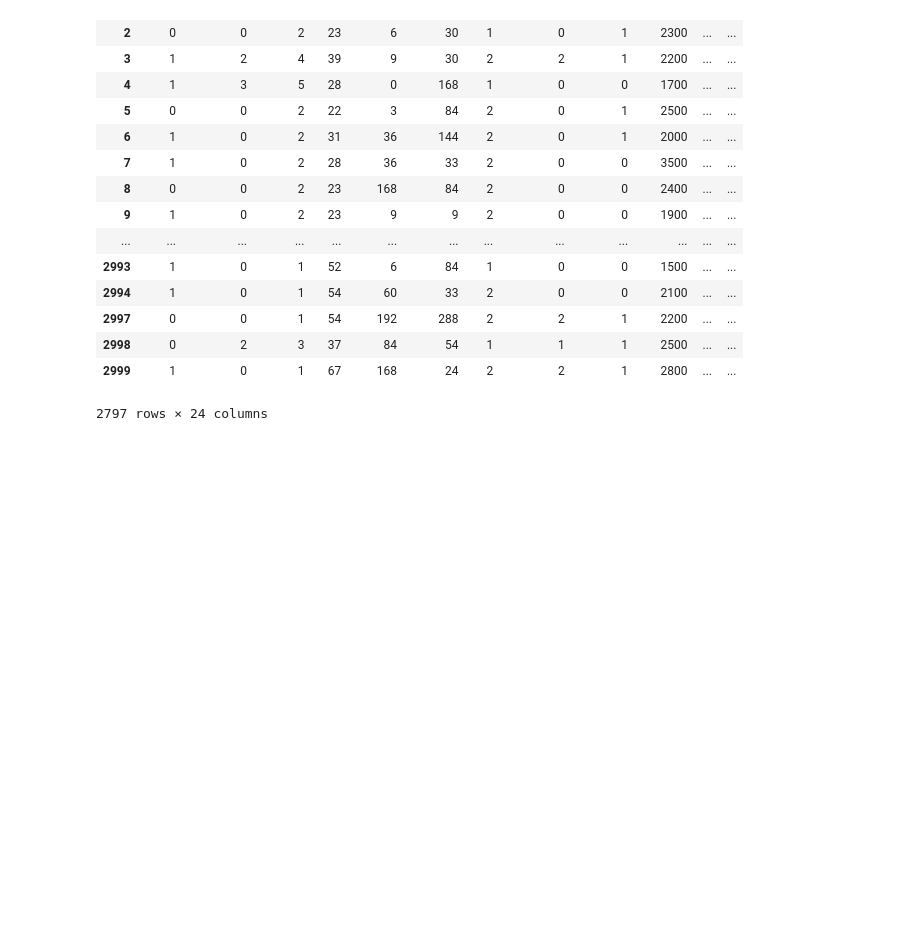
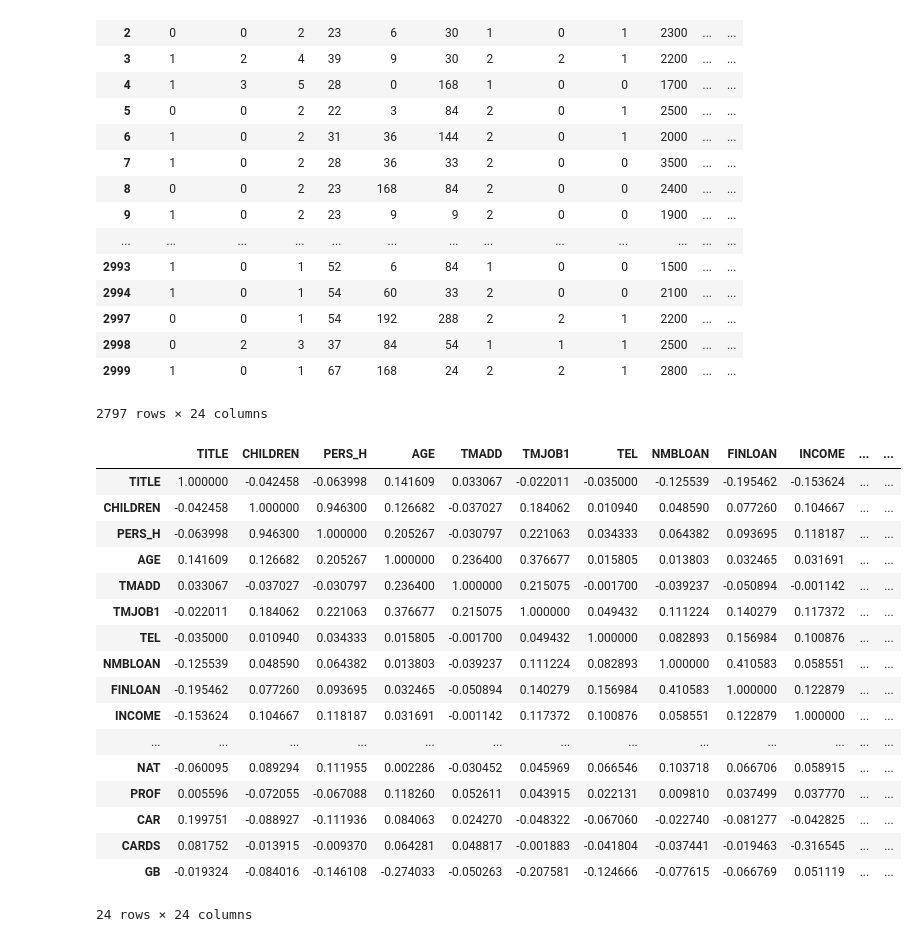
Before and after one commit to anastasiakaida/reliability-assessment, a Jupyter notebook: rel_borrower.ipynb, the cells around one changed output. Cells and saved outputs as stored; diff of their text form; code cells hidden in the pictures; blank space fills up the shorter version.

```diff
--- a/rel_borrower.ipynb
+++ b/rel_borrower.ipynb
@@ -351,3 +352,25 @@ excel
 | 2998 | 0 | 2 | 3 | 37 | 84 | 54 | 1 | 1 | 1 | 2500 | ... | ... |
 | 2999 | 1 | 0 | 1 | 67 | 168 | 24 | 2 | 2 | 1 | 2800 | ... | ... |
 2797 rows × 24 columns
+# %%
+corr_table = excel.corr()
+corr_table
+# %% [output]
+|  | TITLE | CHILDREN | PERS_H | AGE | TMADD | TMJOB1 | TEL | NMBLOAN | FINLOAN | INCOME | ... | ... |
+| TITLE | 1.000000 | -0.042458 | -0.063998 | 0.141609 | 0.033067 | -0.022011 | -0.035000 | -0.125539 | -0.195462 | -0.153624 | ... | ... |
+| CHILDREN | -0.042458 | 1.000000 | 0.946300 | 0.126682 | -0.037027 | 0.184062 | 0.010940 | 0.048590 | 0.077260 | 0.104667 | ... | ... |
+| PERS_H | -0.063998 | 0.946300 | 1.000000 | 0.205267 | -0.030797 | 0.221063 | 0.034333 | 0.064382 | 0.093695 | 0.118187 | ... | ... |
+| AGE | 0.141609 | 0.126682 | 0.205267 | 1.000000 | 0.236400 | 0.376677 | 0.015805 | 0.013803 | 0.032465 | 0.031691 | ... | ... |
+| TMADD | 0.033067 | -0.037027 | -0.030797 | 0.236400 | 1.000000 | 0.215075 | -0.001700 | -0.039237 | -0.050894 | -0.001142 | ... | ... |
+| TMJOB1 | -0.022011 | 0.184062 | 0.221063 | 0.376677 | 0.215075 | 1.000000 | 0.049432 | 0.111224 | 0.140279 | 0.117372 | ... | ... |
+| TEL | -0.035000 | 0.010940 | 0.034333 | 0.015805 | -0.001700 | 0.049432 | 1.000000 | 0.082893 | 0.156984 | 0.100876 | ... | ... |
+| NMBLOAN | -0.125539 | 0.048590 | 0.064382 | 0.013803 | -0.039237 | 0.111224 | 0.082893 | 1.000000 | 0.410583 | 0.058551 | ... | ... |
+| FINLOAN | -0.195462 | 0.077260 | 0.093695 | 0.032465 | -0.050894 | 0.140279 | 0.156984 | 0.410583 | 1.000000 | 0.122879 | ... | ... |
+| INCOME | -0.153624 | 0.104667 | 0.118187 | 0.031691 | -0.001142 | 0.117372 | 0.100876 | 0.058551 | 0.122879 | 1.000000 | ... | ... |
+| ... | ... | ... | ... | ... | ... | ... | ... | ... | ... | ... | ... | ... |
+| NAT | -0.060095 | 0.089294 | 0.111955 | 0.002286 | -0.030452 | 0.045969 | 0.066546 | 0.103718 | 0.066706 | 0.058915 | ... | ... |
+| PROF | 0.005596 | -0.072055 | -0.067088 | 0.118260 | 0.052611 | 0.043915 | 0.022131 | 0.009810 | 0.037499 | 0.037770 | ... | ... |
+| CAR | 0.199751 | -0.088927 | -0.111936 | 0.084063 | 0.024270 | -0.048322 | -0.067060 | -0.022740 | -0.081277 | -0.042825 | ... | ... |
+| CARDS | 0.081752 | -0.013915 | -0.009370 | 0.064281 | 0.048817 | -0.001883 | -0.041804 | -0.037441 | -0.019463 | -0.316545 | ... | ... |
+| GB | -0.019324 | -0.084016 | -0.146108 | -0.274033 | -0.050263 | -0.207581 | -0.124666 | -0.077615 | -0.066769 | 0.051119 | ... | ... |
+24 rows × 24 columns
```
Also changed, not shown: parts of 6 cells of this notebook.
